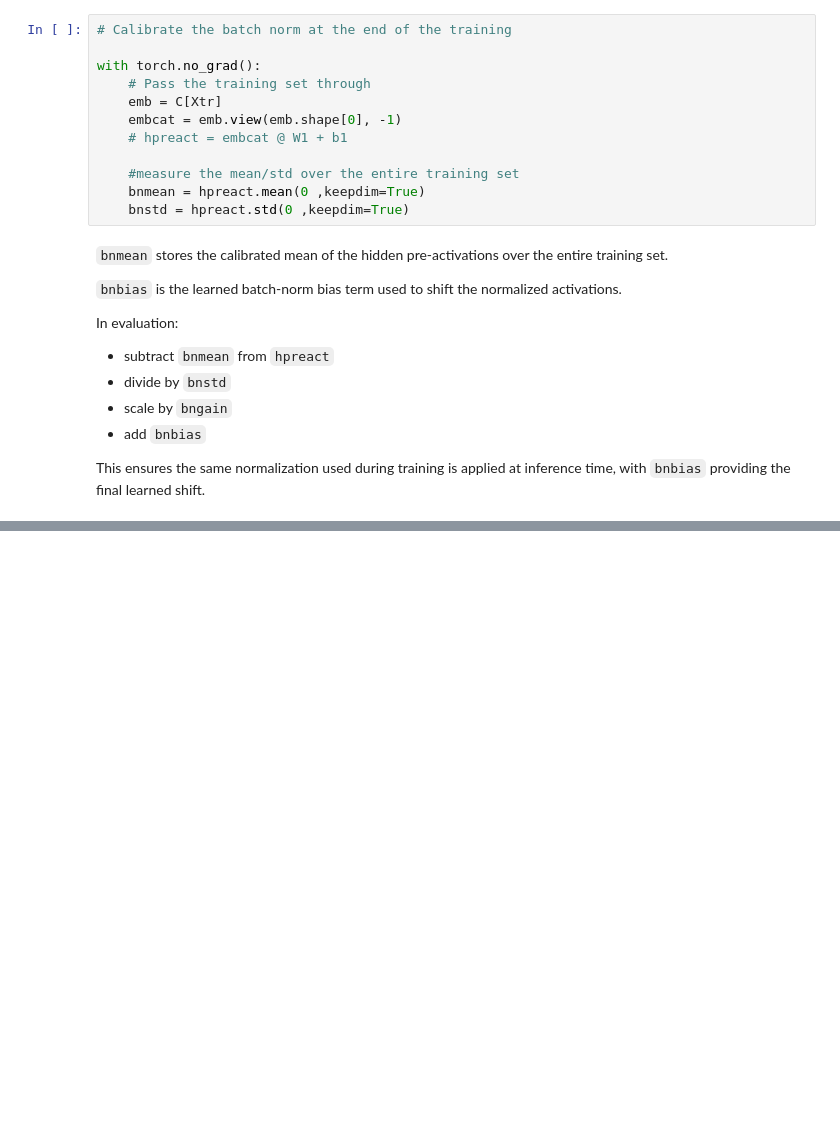
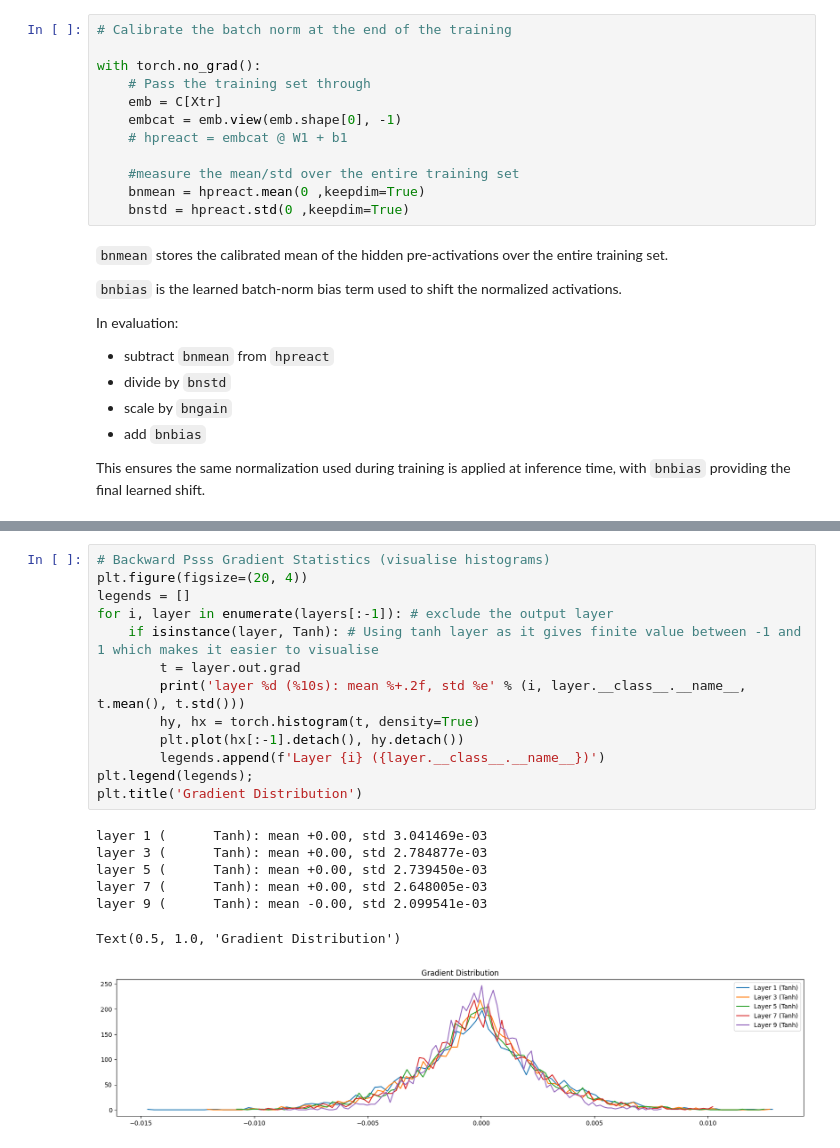
Before and after one commit to aaryanmaurya10/Neural-Networks-by-Andrej-Karpathy, a Jupyter notebook: WarpyMM/build_makemore_mlp2.ipynb, the cells around one changed output, grey strips where cells are left out. Cells and saved outputs as stored; diff of their text form; blank space fills up the shorter version.

```diff
--- a/WarpyMM/build_makemore_mlp2.ipynb
+++ b/WarpyMM/build_makemore_mlp2.ipynb
@@ -332,0 +339,21 @@ KeyboardInterrupt:
+# %%
+# Backward Psss Gradient Statistics (visualise histograms)
+plt.figure(figsize=(20, 4))
+legends = []
+for i, layer in enumerate(layers[:-1]): # exclude the output layer
+    if isinstance(layer, Tanh): # Using tanh layer as it gives finite value between -1 and 1 which makes it easier to visualise
+        t = layer.out.grad
+        print('layer %d (%10s): mean %+.2f, std %e' % (i, layer.__class__.__name__, t.mean(), t.std()))
+        hy, hx = torch.histogram(t, density=True)
+        plt.plot(hx[:-1].detach(), hy.detach())
+        legends.append(f'Layer {i} ({layer.__class__.__name__})')
+plt.legend(legends);
+plt.title('Gradient Distribution')
+# %% [output]
+layer 1 (      Tanh): mean +0.00, std 3.041469e-03
+layer 3 (      Tanh): mean +0.00, std 2.784877e-03
+layer 5 (      Tanh): mean +0.00, std 2.739450e-03
+layer 7 (      Tanh): mean +0.00, std 2.648005e-03
+layer 9 (      Tanh): mean -0.00, std 2.099541e-03
+Text(0.5, 1.0, 'Gradient Distribution')
+[figure, added]
```
Also changed, not shown: parts of 10 cells of this notebook.
